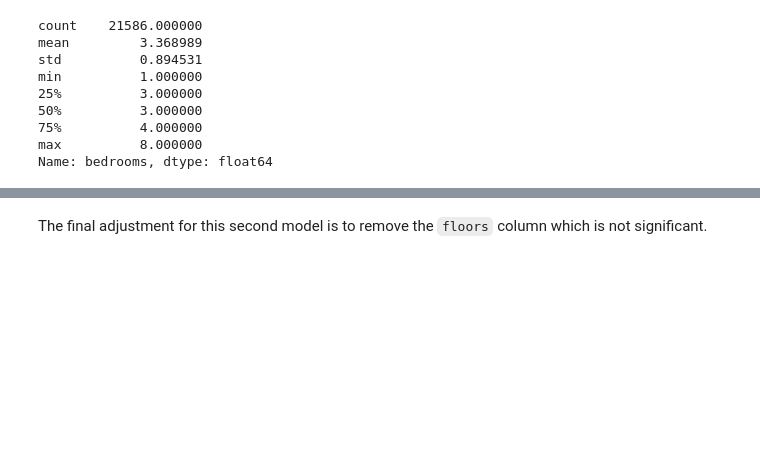
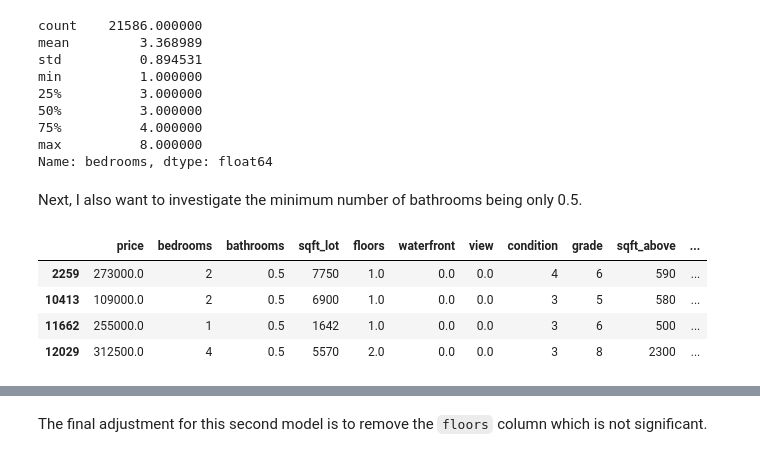
Before and after one commit to tjkyner/housing-regression-model, a Jupyter notebook: notebook.ipynb, the cells around one changed output, grey strips where cells are left out. Cells and saved outputs as stored; diff of their text form; code cells hidden in the pictures; blank space fills up the shorter version.

```diff
--- a/notebook.ipynb
+++ b/notebook.ipynb
@@ -695,3 +695,13 @@ min          1.000000
 75%          4.000000
 max          8.000000
 Name: bedrooms, dtype: float64
+# %% [markdown]
+Next, I also want to investigate the minimum number of bathrooms being only 0.5.
+# %%
+df_no_outliers[df_no_outliers.bathrooms == 0.5]
+# %% [output]
+|  | price | bedrooms | bathrooms | sqft_lot | floors | waterfront | view | condition | grade | sqft_above | ... |
+| 2259 | 273000.0 | 2 | 0.5 | 7750 | 1.0 | 0.0 | 0.0 | 4 | 6 | 590 | ... |
+| 10413 | 109000.0 | 2 | 0.5 | 6900 | 1.0 | 0.0 | 0.0 | 3 | 5 | 580 | ... |
+| 11662 | 255000.0 | 1 | 0.5 | 1642 | 1.0 | 0.0 | 0.0 | 3 | 6 | 500 | ... |
+| 12029 | 312500.0 | 4 | 0.5 | 5570 | 2.0 | 0.0 | 0.0 | 3 | 8 | 2300 | ... |
```
Also changed, not shown: parts of 7 cells of this notebook.
